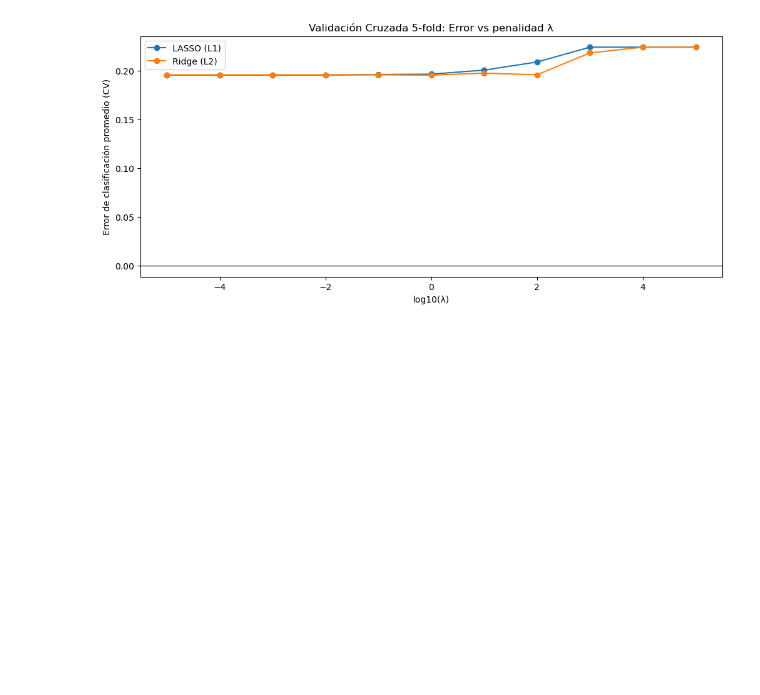
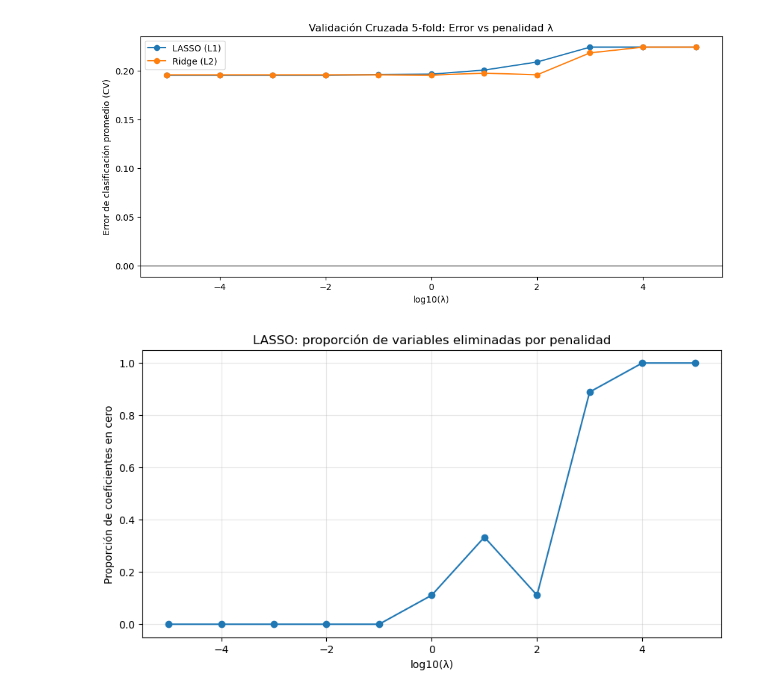
Before and after one commit to franlecam/BigDataUBA-Grupo1, a Jupyter notebook: TP4/Program_TP4_Grupo1.ipynb, the cells around one changed output. Drawn from its saved outputs; the diff is of its cells as text; code cells hidden in the pictures; blank space fills up the shorter version.

```diff
--- a/TP4/Program_TP4_Grupo1.ipynb
+++ b/TP4/Program_TP4_Grupo1.ipynb
@@ -259,3 +261,33 @@ plt.legend()
 plt.show()
 # %% [output]
 [figure]
+# %%
+#Proporcion de variables eliminadas por lasso
+coef_lasso = []
+
+for C in C_values:
+    model = LogisticRegression(
+        penalty='l1',
+        C=C,
+        solver='liblinear',
+        max_iter=1000
+    )
+    model.fit(X_train_scaled, y_train)
+    coef_lasso.append(model.coef_.flatten())
+
+coef_lasso = np.array(coef_lasso)
+
+# 3. Proporción de coeficientes cero
+zero_props = (coef_lasso == 0).sum(axis=1) / coef_lasso.shape[1]
+
+# 4. Gráfico
+plt.figure(figsize=(10,5))
+plt.plot(n_values, zero_props, marker='o')
+plt.xlabel("log10(λ)")
+plt.ylabel("Proporción de coeficientes en cero")
+plt.title("LASSO: proporción de variables eliminadas por penalidad")
+plt.grid(True, alpha=0.3)
+plt.ylim(-0.05, 1.05)
+plt.show()
+# %% [output]
+[figure, added]
```
Also changed, not shown: parts of 2 cells of this notebook.
